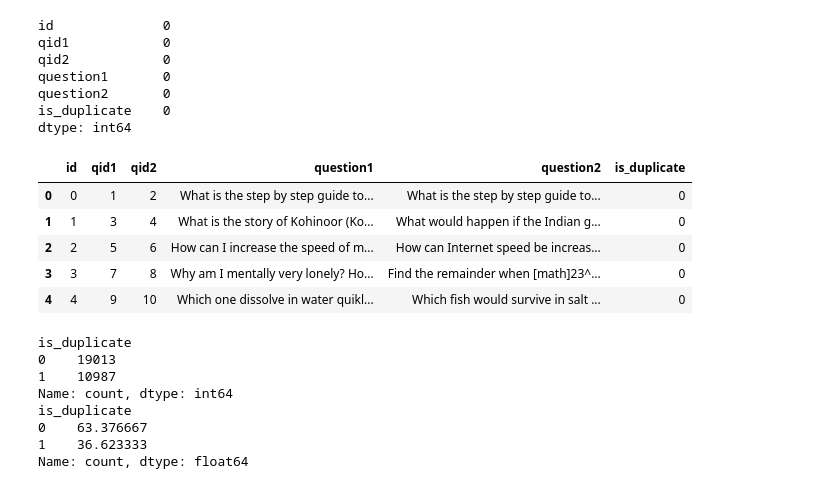
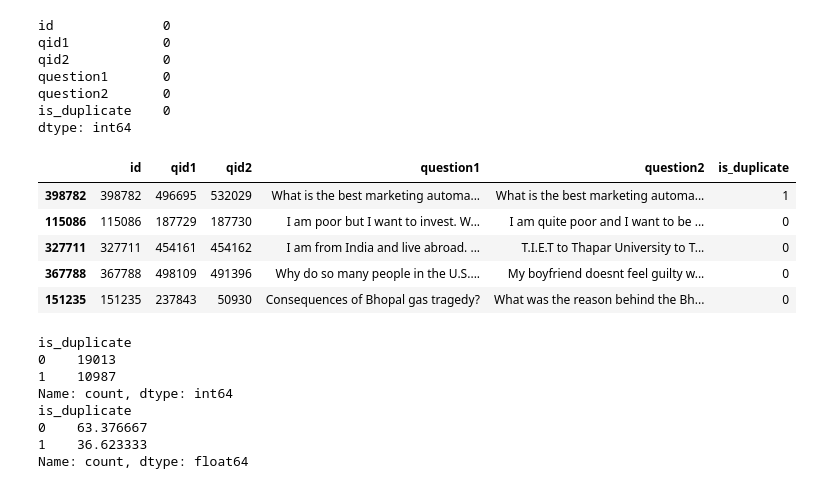
Before and after one commit to chetan-sharma-g/MachineLearning_WorkShop, a Jupyter notebook: Second Project/Duplicate_question.ipynb, the cells around one changed output. Drawn from its saved outputs; the diff is of its cells as text; code cells hidden in the pictures.

```diff
--- a/Second Project/Duplicate_question.ipynb
+++ b/Second Project/Duplicate_question.ipynb
@@ -32,14 +29,14 @@ question2       0
 is_duplicate    0
 dtype: int64
 # %%
-df.head()
+new_df.head()
 # %% [output]
 |  | id | qid1 | qid2 | question1 | question2 | is_duplicate |
-| 0 | 0 | 1 | 2 | What is the step by step guide to... | What is the step by step guide to... | 0 |
-| 1 | 1 | 3 | 4 | What is the story of Kohinoor (Ko... | What would happen if the Indian g... | 0 |
-| 2 | 2 | 5 | 6 | How can I increase the speed of m... | How can Internet speed be increas... | 0 |
-| 3 | 3 | 7 | 8 | Why am I mentally very lonely? Ho... | Find the remainder when [math]23^... | 0 |
-| 4 | 4 | 9 | 10 | Which one dissolve in water quikl... | Which fish would survive in salt ... | 0 |
+| 398782 | 398782 | 496695 | 532029 | What is the best marketing automa... | What is the best marketing automa... | 1 |
+| 115086 | 115086 | 187729 | 187730 | I am poor but I want to invest. W... | I am quite poor and I want to be ... | 0 |
+| 327711 | 327711 | 454161 | 454162 | I am from India and live abroad. ... | T.I.E.T to Thapar University to T... | 0 |
+| 367788 | 367788 | 498109 | 491396 | Why do so many people in the U.S.... | My boyfriend doesnt feel guilty w... | 0 |
+| 151235 | 151235 | 237843 | 50930 | Consequences of Bhopal gas tragedy? | What was the reason behind the Bh... | 0 |
 # %%
 print(new_df['is_duplicate'].value_counts())
 print((new_df['is_duplicate'].value_counts()/new_df['is_duplicate'].count())*100)
```
Also changed, not shown: parts of 16 cells of this notebook.
